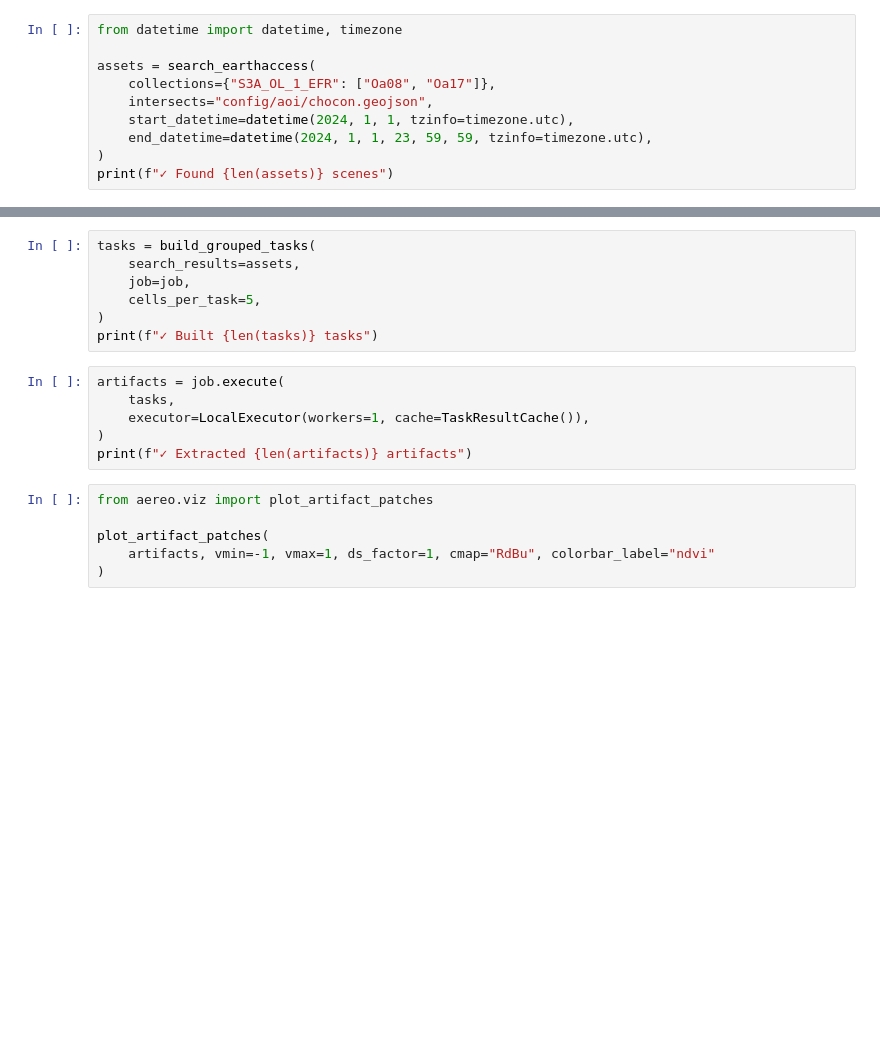
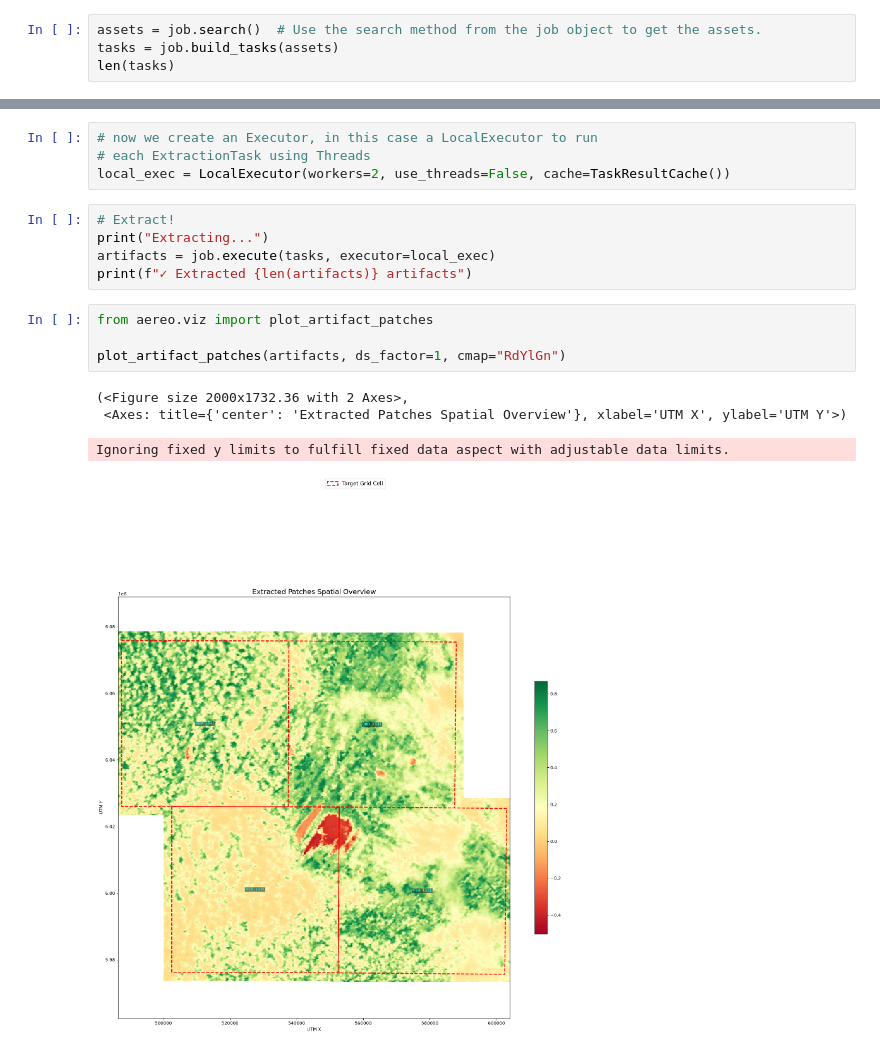
Before and after one commit to frandorr/aereo, a Jupyter notebook: examples/03b-sentinel3-ndvi.ipynb, the cells around one changed output, grey strips where cells are left out. Cells and saved outputs as stored; diff of their text form; blank space fills up the shorter version.

```diff
--- a/examples/03b-sentinel3-ndvi.ipynb
+++ b/examples/03b-sentinel3-ndvi.ipynb
@@ -12,11 +9,5 @@ job = ExtractionJob.load_from_config(
 )
 # %%
-from datetime import datetime, timezone
-
-assets = search_earthaccess(
-    collections={"S3A_OL_1_EFR": ["Oa08", "Oa17"]},
-    intersects="config/aoi/chocon.geojson",
-    start_datetime=datetime(2024, 1, 1, tzinfo=timezone.utc),
-    end_datetime=datetime(2024, 1, 1, 23, 59, 59, tzinfo=timezone.utc),
-)
-print(f"✓ Found {len(assets)} scenes")
+assets = job.search()  # Use the search method from the job object to get the assets.
+tasks = job.build_tasks(assets)
+len(tasks)
@@ -23,19 +18,18 @@ print(f"✓ Found {len(assets)} scenes")
-# %%
-tasks = build_grouped_tasks(
-    search_results=assets,
-    job=job,
-    cells_per_task=5,
-)
-print(f"✓ Built {len(tasks)} tasks")
 # %%
-artifacts = job.execute(
-    tasks,
-    executor=LocalExecutor(workers=1, cache=TaskResultCache()),
-)
-print(f"✓ Extracted {len(artifacts)} artifacts")
+# now we create an Executor, in this case a LocalExecutor to run
+# each ExtractionTask using Threads
+local_exec = LocalExecutor(workers=2, use_threads=False, cache=TaskResultCache())
+# %%
+# Extract!
+print("Extracting...")
+artifacts = job.execute(tasks, executor=local_exec)
+print(f"✓ Extracted {len(artifacts)} artifacts")
 # %%
 from aereo.viz import plot_artifact_patches
 
-plot_artifact_patches(
-    artifacts, vmin=-1, vmax=1, ds_factor=1, cmap="RdBu", colorbar_label="ndvi"
-)
+plot_artifact_patches(artifacts, ds_factor=1, cmap="RdYlGn")
+# %% [output]
+(<Figure size 2000x1732.36 with 2 Axes>,
+ <Axes: title={'center': 'Extracted Patches Spatial Overview'}, xlabel='UTM X', ylabel='UTM Y'>)
+Ignoring fixed y limits to fulfill fixed data aspect with adjustable data limits.
+[figure, added]
```
Also changed, not shown: parts of 2 cells of this notebook, 12 other files.
